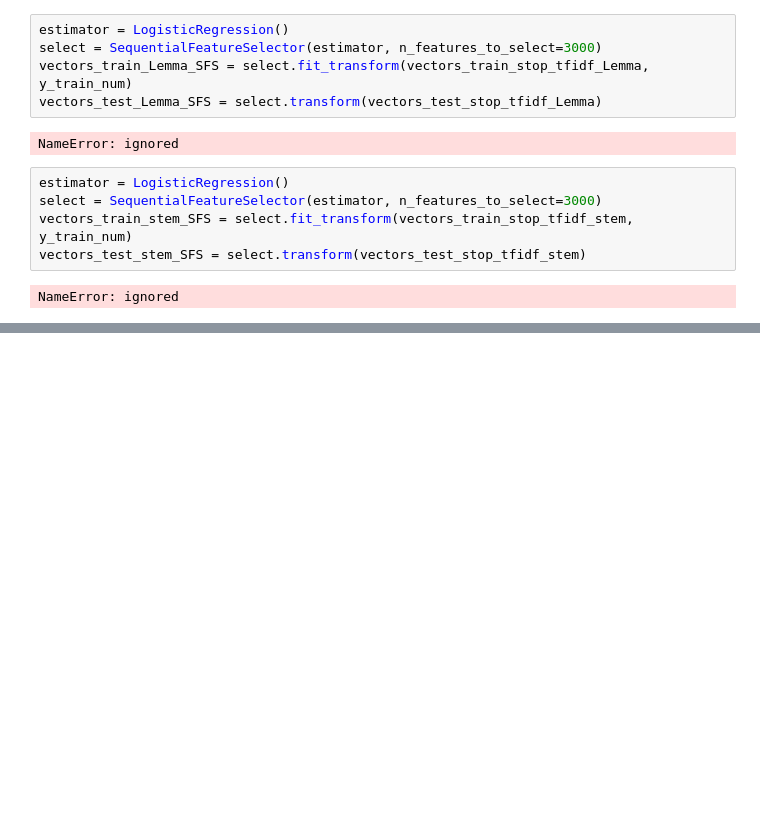
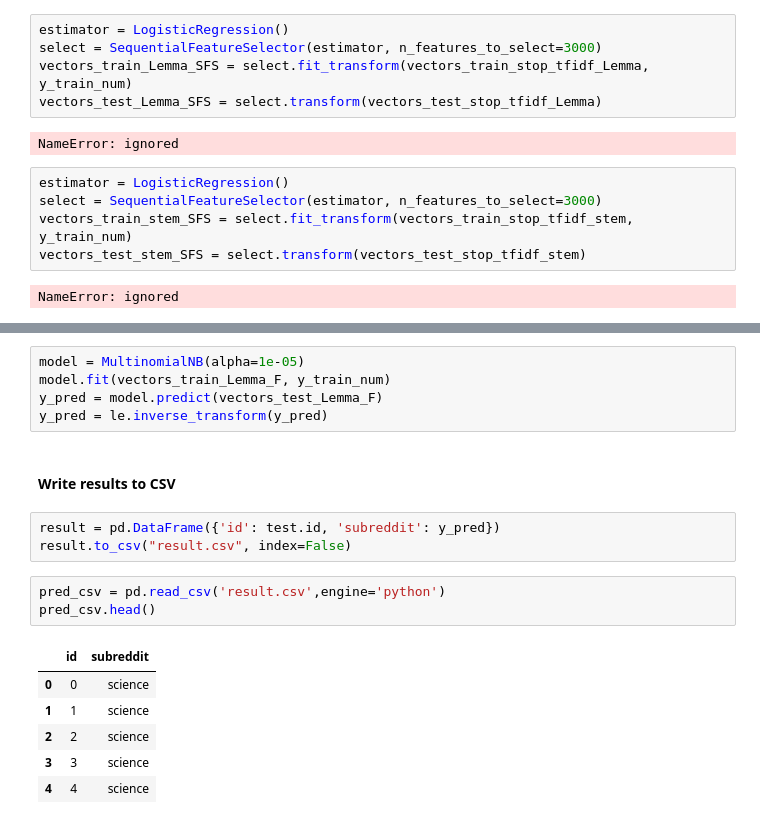
Before and after one commit to jwang44/crispy-fiesta, a Jupyter notebook: feature_selection.ipynb, the cells around one changed output, grey strips where cells are left out. Cells and saved outputs as stored; diff of their text form; blank space fills up the shorter version.

Commit message:
added sklearn models

```diff
--- a/feature_selection.ipynb
+++ b/feature_selection.ipynb
@@ -221,0 +674,20 @@ NameError: ignored
+# %%
+model = MultinomialNB(alpha=1e-05)
+model.fit(vectors_train_Lemma_F, y_train_num)
+y_pred = model.predict(vectors_test_Lemma_F)
+y_pred = le.inverse_transform(y_pred)
+# %% [markdown]
+#### Write results to CSV
+# %%
+result = pd.DataFrame({'id': test.id, 'subreddit': y_pred})
+result.to_csv("result.csv", index=False)
+# %%
+pred_csv = pd.read_csv('result.csv',engine='python')
+pred_csv.head()
+# %% [output]
+|  | id | subreddit |
+| 0 | 0 | science |
+| 1 | 1 | science |
+| 2 | 2 | science |
+| 3 | 3 | science |
+| 4 | 4 | science |
```
Also changed, not shown: parts of 47 cells of this notebook.
